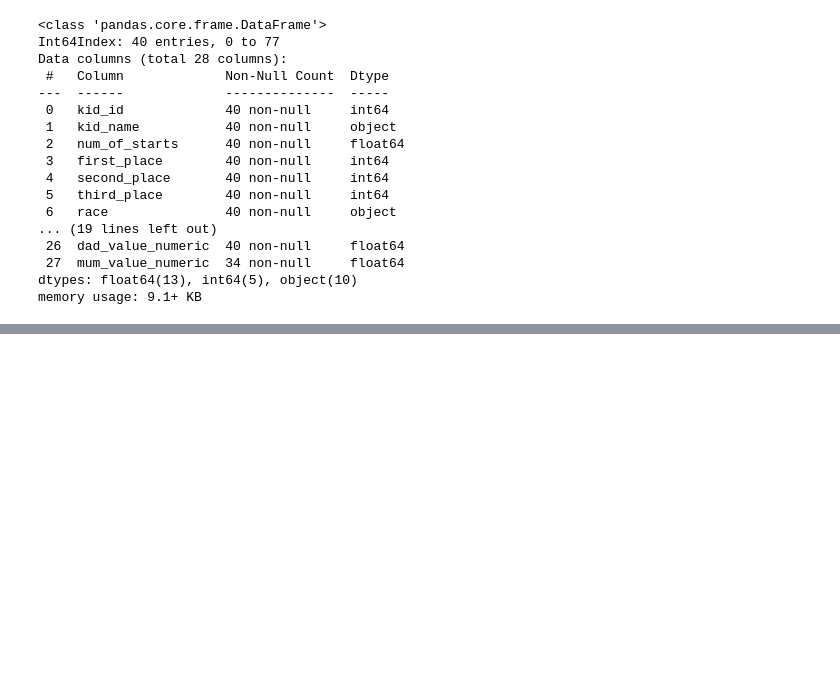
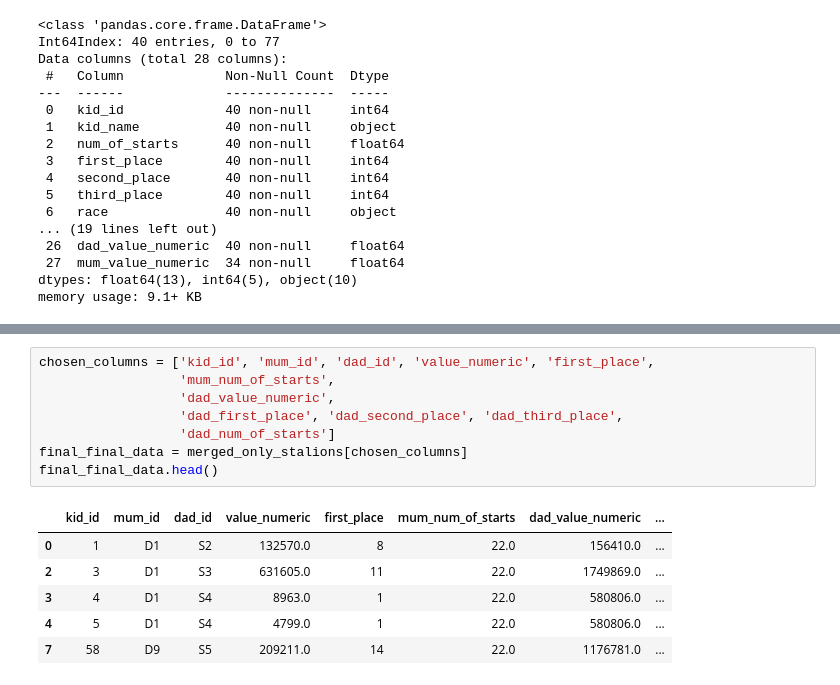
Before and after one commit to Motyleczek/racehorse_bayes, a Jupyter notebook: data_prep.ipynb, the cells around one changed output, grey strips where cells are left out. Cells and saved outputs as stored; diff of their text form; blank space fills up the shorter version.

```diff
--- a/data_prep.ipynb
+++ b/data_prep.ipynb
@@ -182,0 +209,15 @@ plt.show()
+# %%
+chosen_columns = ['kid_id', 'mum_id', 'dad_id', 'value_numeric', 'first_place',
+                  'mum_num_of_starts',
+                  'dad_value_numeric',
+                  'dad_first_place', 'dad_second_place', 'dad_third_place',
+                  'dad_num_of_starts']
+final_final_data = merged_only_stalions[chosen_columns]
+final_final_data.head()
+# %% [output]
+|  | kid_id | mum_id | dad_id | value_numeric | first_place | mum_num_of_starts | dad_value_numeric | ... |
+| 0 | 1 | D1 | S2 | 132570.0 | 8 | 22.0 | 156410.0 | ... |
+| 2 | 3 | D1 | S3 | 631605.0 | 11 | 22.0 | 1749869.0 | ... |
+| 3 | 4 | D1 | S4 | 8963.0 | 1 | 22.0 | 580806.0 | ... |
+| 4 | 5 | D1 | S4 | 4799.0 | 1 | 22.0 | 580806.0 | ... |
+| 7 | 58 | D9 | S5 | 209211.0 | 14 | 22.0 | 1176781.0 | ... |
```
Also changed, not shown: parts of 5 cells of this notebook, 1 other file.
